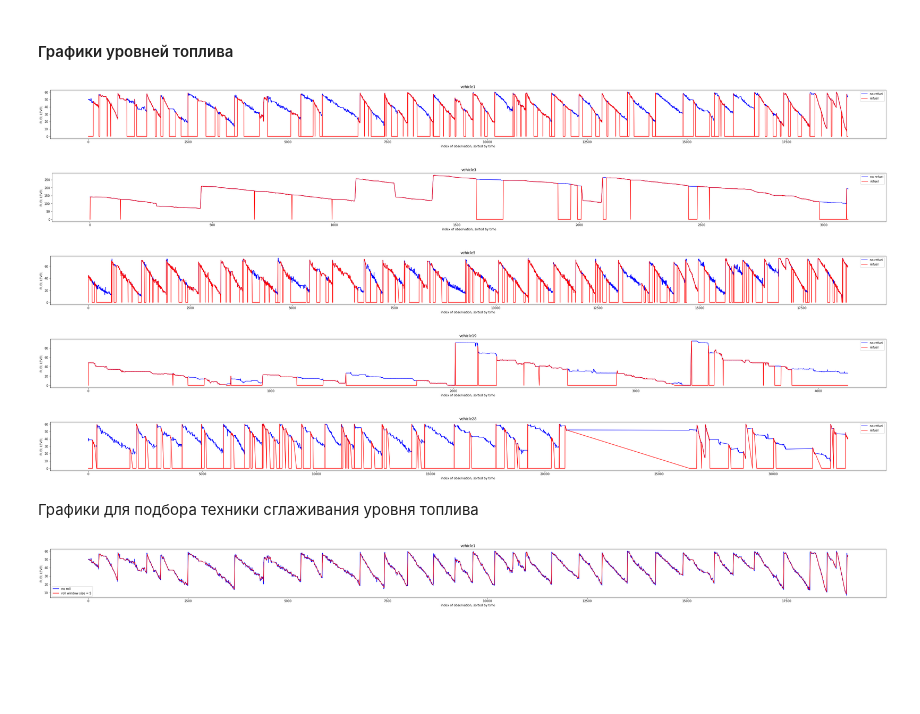
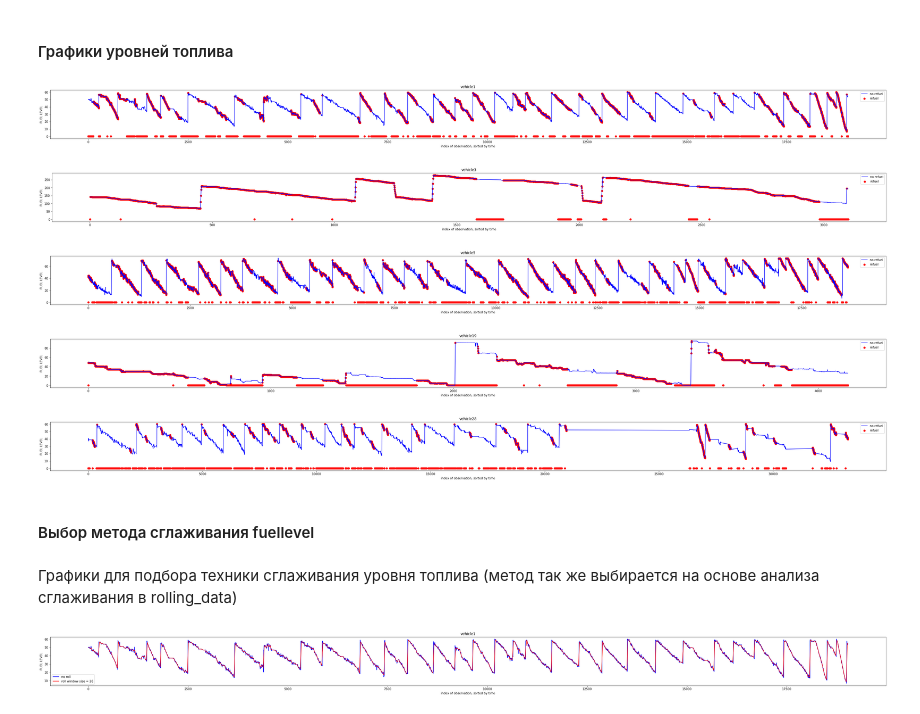
Before and after one commit to MekhailS/datascience-contest, a Jupyter notebook: eda.ipynb, the cells around one changed output. Drawn from its saved outputs; the diff is of its cells as text; code cells hidden in the pictures; blank space fills up the shorter version.

```diff
--- a/eda.ipynb
+++ b/eda.ipynb
@@ -95,31 +82,34 @@ import matplotlib.pyplot as plt
 # %%
 for i in VEHICLE_IDS:
     df = pd.read_csv(f'{DATA_PROC_PATH}vehicle{i}.csv')
     df.dropna(inplace=True)
     df = df[df['fuellevel'] > 0]
     df.reset_index(inplace=True)
 
     df_refuel = df[df['refuel'] == 1]
 
     plt.figure(figsize=(50, 3))
 
     plt.title(f'vehicle{i}')
     plt.ylabel('FUEL LEVEL')
     plt.xlabel('index of observation, sorted by time')
     plt.plot(df['i'], df['fuellevel'], color='blue', label='no refuel')
-    plt.plot(df['i'], df['fuellevel'] * df['refuel'], color='red', label='refuel')
+    plt.scatter(df['i'], df['fuellevel'] * df['refuel'], color='red', label='refuel')
     plt.legend()
 
     plt.savefig(f'{DATA_PROC_PATH}plots/fuellevel_refuel_vehicle{i}.png', dpi=160)
     plt.show()
 # %% [output]
-[figure, old version]
+[figure, new version]
-[figure, old version]
+[figure, new version]
-[figure, old version]
+[figure, new version]
-[figure, old version]
+[figure, new version]
-[figure, old version]
+[figure, new version]
+# %% [markdown]
+#### Выбор метода сглаживания fuellevel
 # %% [markdown]
 Графики для подбора техники сглаживания уровня топлива
+(метод так же выбирается на основе анализа сглаживания в rolling_data)
 # %%
 for i in VEHICLE_IDS:
     df = pd.read_csv(f'{DATA_PROC_PATH}vehicle{i}.csv')
```
Also changed, not shown: parts of 13 cells of this notebook, 21 other files.
